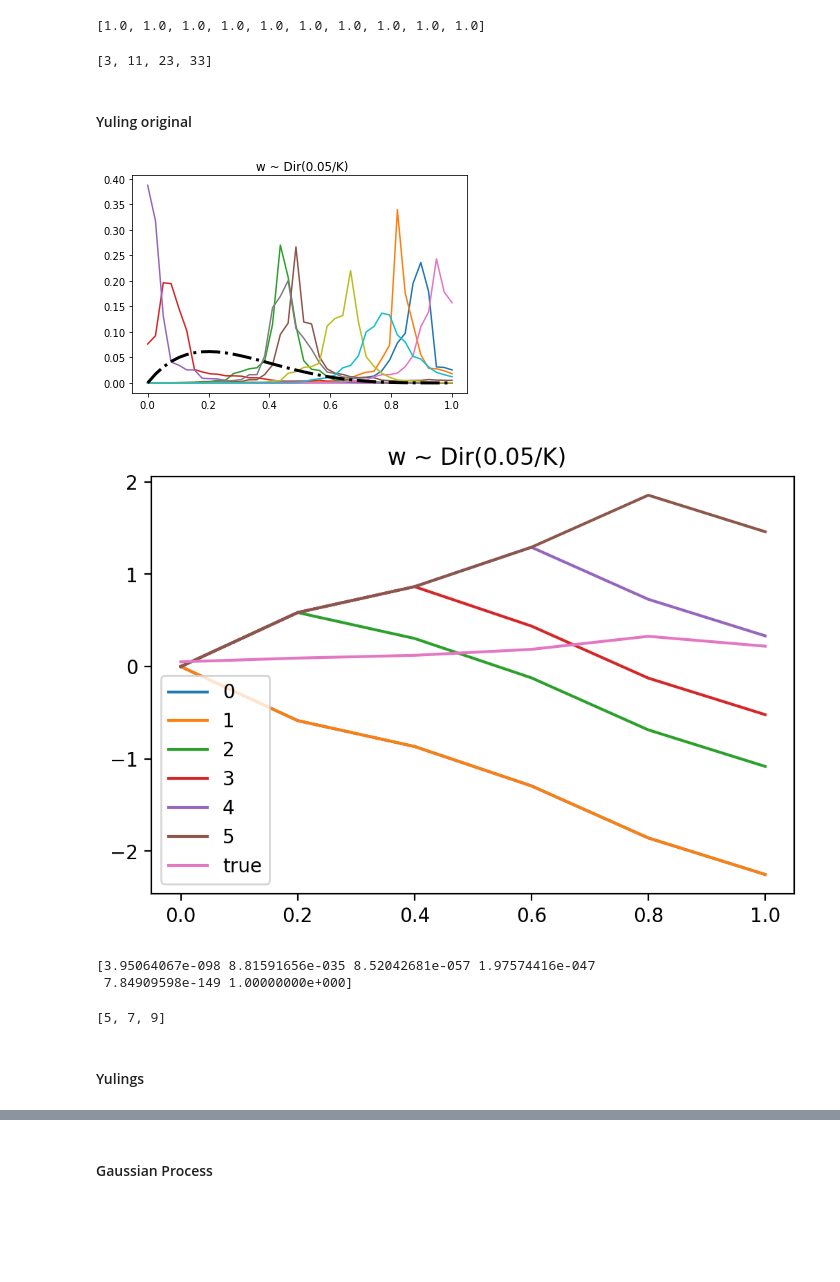
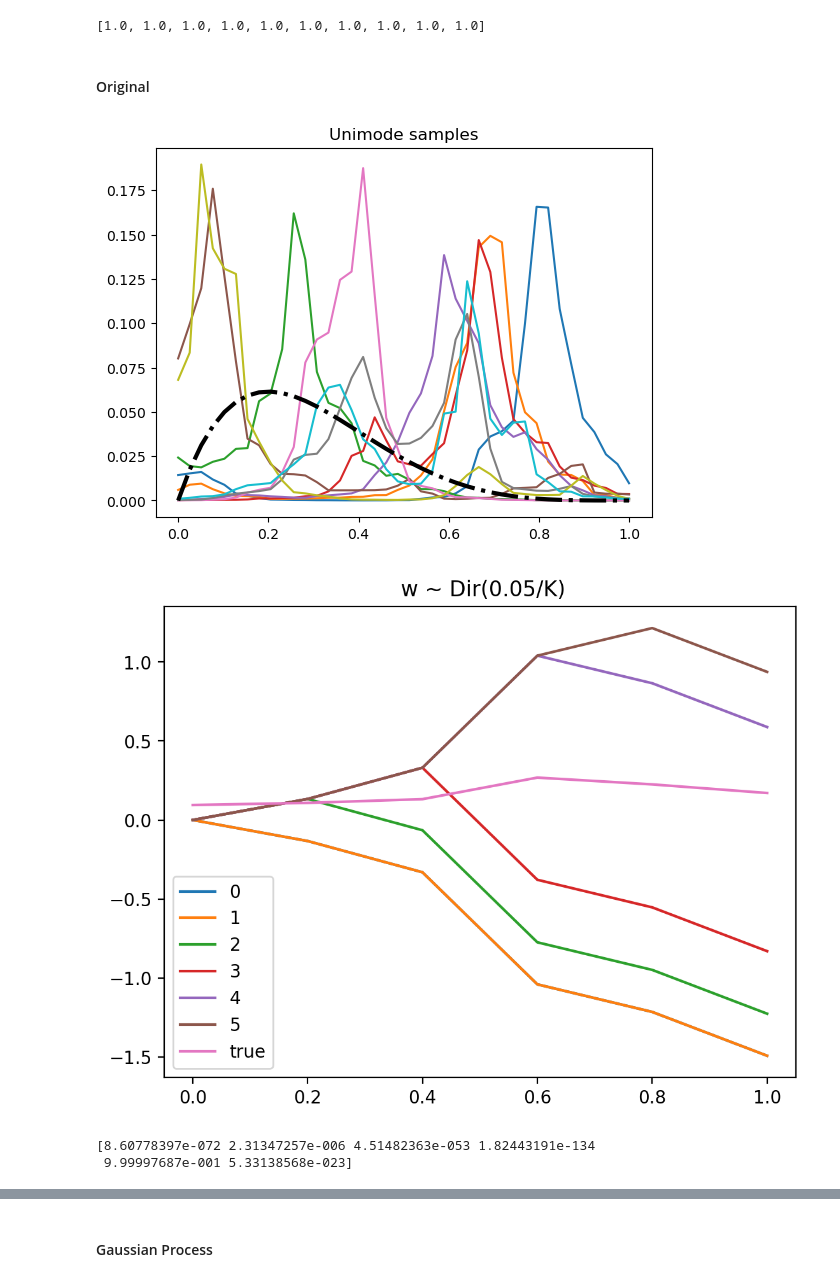
Before and after one commit to sequi76/BML4SR, a Jupyter notebook: Lecture-5.Inferring_non-parametric_distributions/unimode-exploration.ipynb, the cells around one changed output, grey strips where cells are left out. Cells and saved outputs as stored; diff of their text form; code cells hidden in the pictures; blank space fills up the shorter version.

```diff
--- a/Lecture-5.Inferring_non-parametric_distributions/unimode-exploration.ipynb
+++ b/Lecture-5.Inferring_non-parametric_distributions/unimode-exploration.ipynb
@@ -32,37 +32,34 @@ def cumulative2(a,b):
     for i in range(len(a)):
         out.append(sum(a[:i+1]) + sum(b[:i+1]))
     return out
-# %%
-cumulative([1,2,4,5],[3,4,3,2])
-# %% [output]
-[3, 11, 23, 33]
 # %% [markdown]
-#### Yuling original
+#### Original
 # %%
-K=40
+K=40 # number of bins
 x = np.linspace(0,1,K)
-alpha0 = beta.pdf(x,2,5)
-for l in range(10):
+alpha0 = beta.pdf(x,2,5) # something like a prior, but thatis not necessarily used
+for l in range(10):      # we'll plot l curves
     #w = dirichlet.rvs([0.05]*K)[0]
-    alpha = [0.05/K]*K
-    #alpha = [0.1] * K
-    w = dirichlet.rvs(alpha)[0]
-    a = abs(np.random.normal(0,0.5,K-1))
-    p0 = [0]*K
+    #alpha = [0.05/K]*K
+    #alpha = [0.5/K]*K
+    alpha = [0.01] * K      # these are going to be the Dirichlet parameters
+    w = dirichlet.rvs(alpha)[0]    # Weights for summing many curves, each with the mode in each bien.  The alpha parameters control the w distribution!
+    a = abs(np.random.normal(0,0.5,K-1))   # Sample K-1 half normals that will be the step difference of the function from each bin to the next one
+    p0 = [0]*K   # A 0-vector of length K
 
-    for k in range(K):
-        sign = [-1]*(K-1)
-        if k>0:
-            sign[:k-1] = [1]*(k-1)
-        logp = [0] + cumulative(sign,a)
-        t = softmax(logp) * w[k]
-        p0 = [sum(x) for x in zip(p0, t)]   # sums two vectors element-se
+    for k in range(K):                        # We loop on k
+        sign = [-1]*(K-1)                     # create a vector with -1's up to k
+        if k>0:                               # and then +1 up to the end, K
+            sign[:k-1] = [1]*(k-1)            # e.g. for k=4 and K=10: [+1,+1,+1,+1,-1,-1,-1,-1,-1,-1]
+        logp = [0] + cumulative(sign,a)       # Study the cummulative function above: logp = [0, a1, a1+a2, a1+a2+a3, a1+a2+a3+a4, a1+a2+a3+a4-a5, a1+a2+a3+a4-a5-a6,....]
+        t = softmax(logp) * w[k]              # softmax it to sum to 1, and then give it a weight as sampled from Dirichlet above
+        p0 = [sum(x) for x in zip(p0, t)]     # sums two vectors element-wise, p0 starts as 0, but then comes another k and p0 gets updated including all the instances of the modes at each bin, and weighted by the w's
     plt.plot(x,p0)
 plt.plot(x,[x/K for x in alpha0],'-.',color='black',linewidth=3)
-plt.title(' w ~ Dir(0.05/K)')
+plt.title('Unimode samples')
 plt.show()
 # %% [output]
-[figure, old version]
+[figure, new version]
 # %%
 K=6
 plt.figure(dpi=200)
@@ -91,12 +88,6 @@ plt.legend()
 plt.show()
 print(w)
 # %% [output]
-[figure, old version]
+[figure, new version]
-[3.95064067e-098 8.81591656e-035 8.52042681e-057 1.97574416e-047
- 7.84909598e-149 1.00000000e+000]
+[8.60778397e-072 2.31347257e-006 4.51482363e-053 1.82443191e-134
+ 9.99997687e-001 5.33138568e-023]
-# %%
-[sum(x) for x in zip([1,2,3],[4,5,6])]
-# %% [output]
-[5, 7, 9]
-# %% [markdown]
-#### Yulings
```
Also changed, not shown: parts of 2 cells of this notebook, 2 other files.
